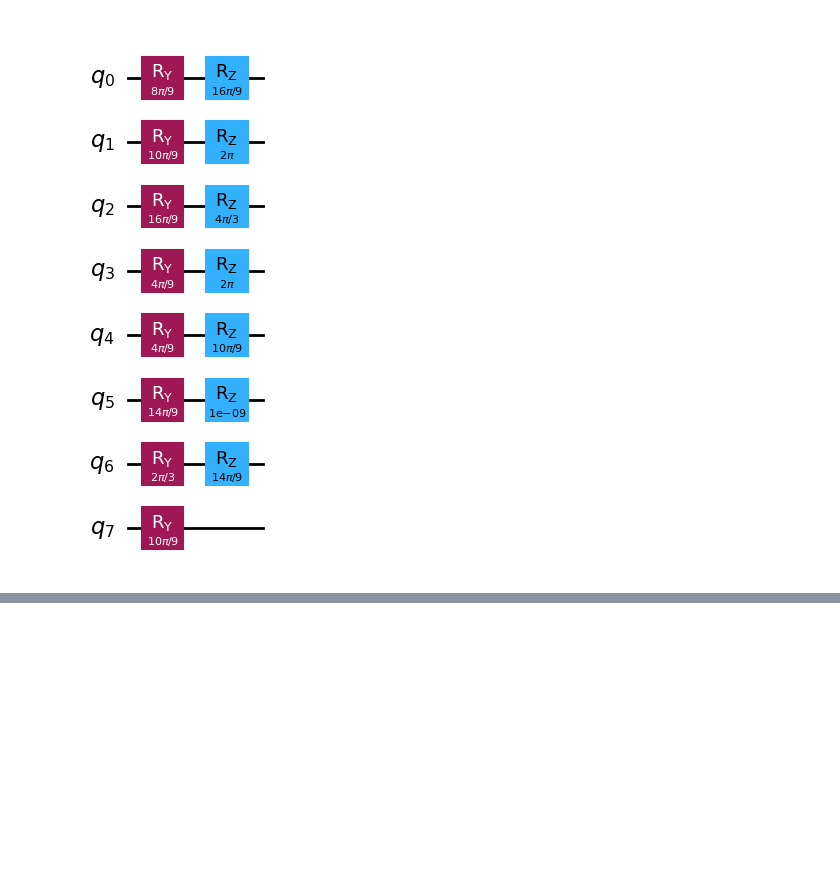
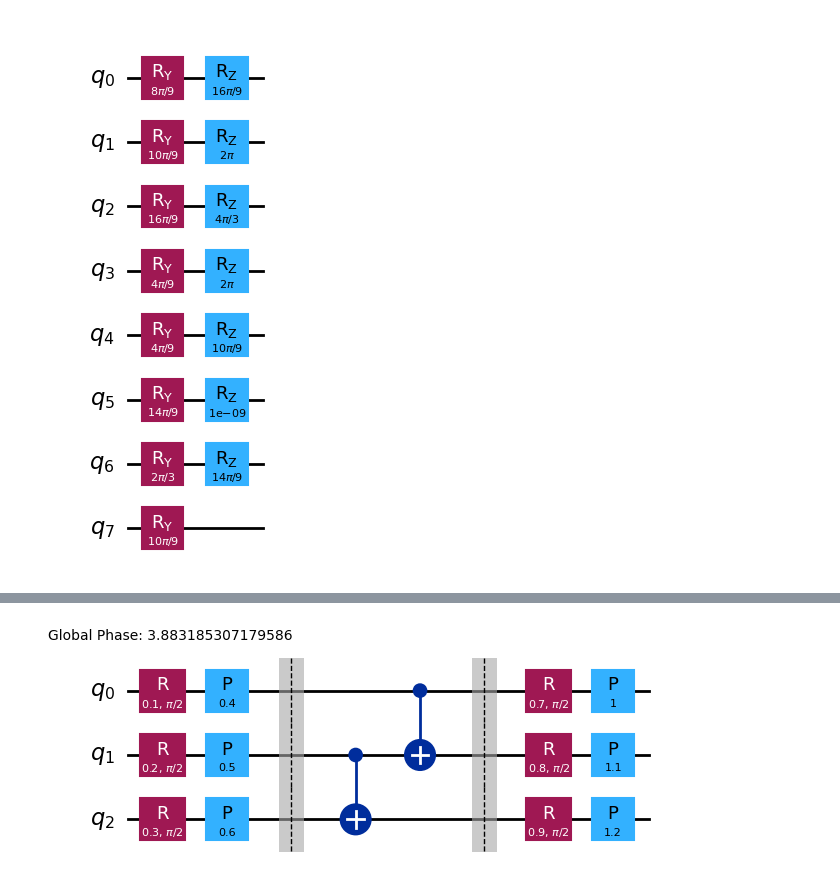
Before and after one commit to preimitz/QuantumComp-QuantumInfo, a Jupyter notebook: quantum-computing-tools/Qiskit/999-1-Data-Encoding.ipynb, the cells around one changed output, grey strips where cells are left out. Cells and saved outputs as stored; diff of their text form; code cells hidden in the pictures; blank space fills up the shorter version.

```diff
--- a/quantum-computing-tools/Qiskit/999-1-Data-Encoding.ipynb
+++ b/quantum-computing-tools/Qiskit/999-1-Data-Encoding.ipynb
@@ -435,0 +484,7 @@ The solution on the IBM website used an additional $R_Z$ with $\phi=0$ for the l
+# %%
+x = [0.1, 0.2, 0.3, 0.4, 0.5, 0.6, 0.7, 0.8, 0.9, 1.0, 1.1, 1.2]
+circuit = efficient_su2(num_qubits=3, reps=1, insert_barriers=True)
+encode = circuit.assign_parameters(x)
+encode.decompose().draw(output="mpl")
+# %% [output]
+[figure, added]
```
Also changed, not shown: parts of 25 cells of this notebook.
